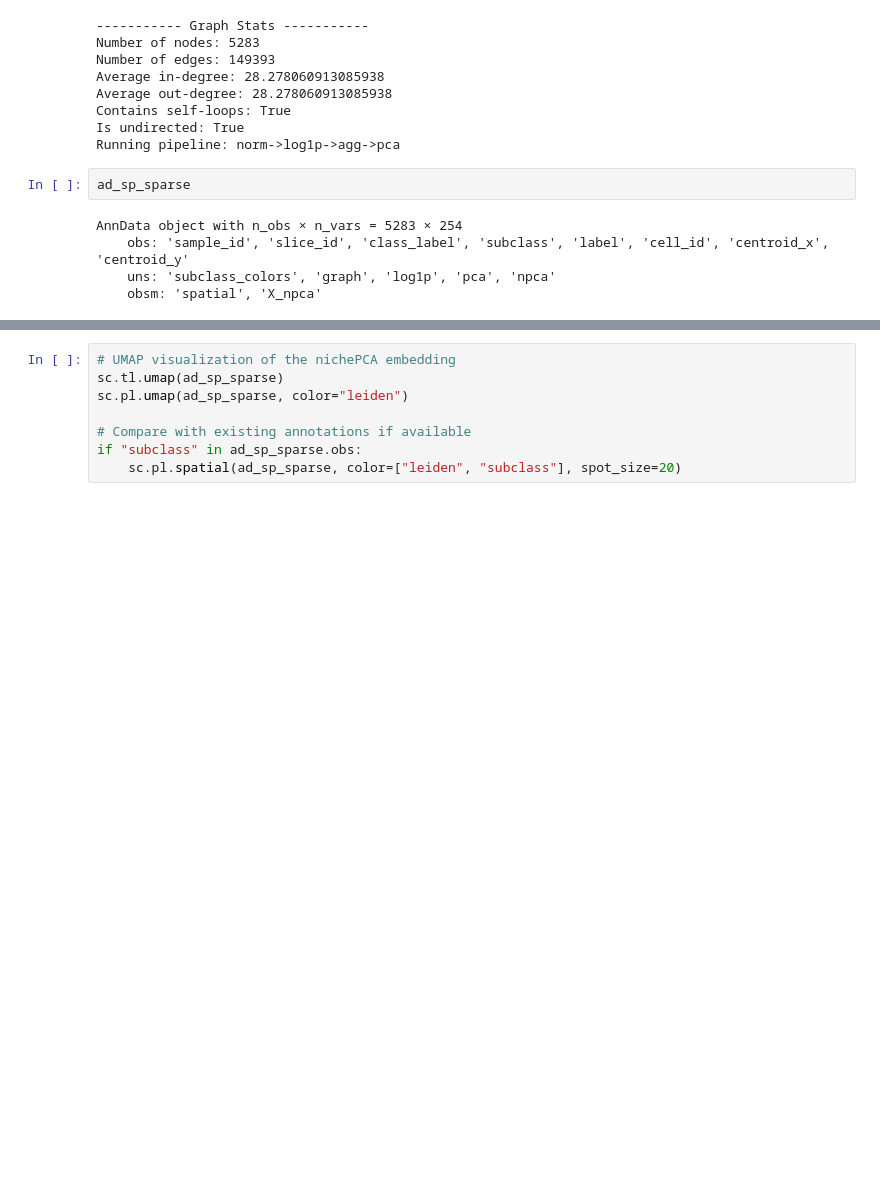
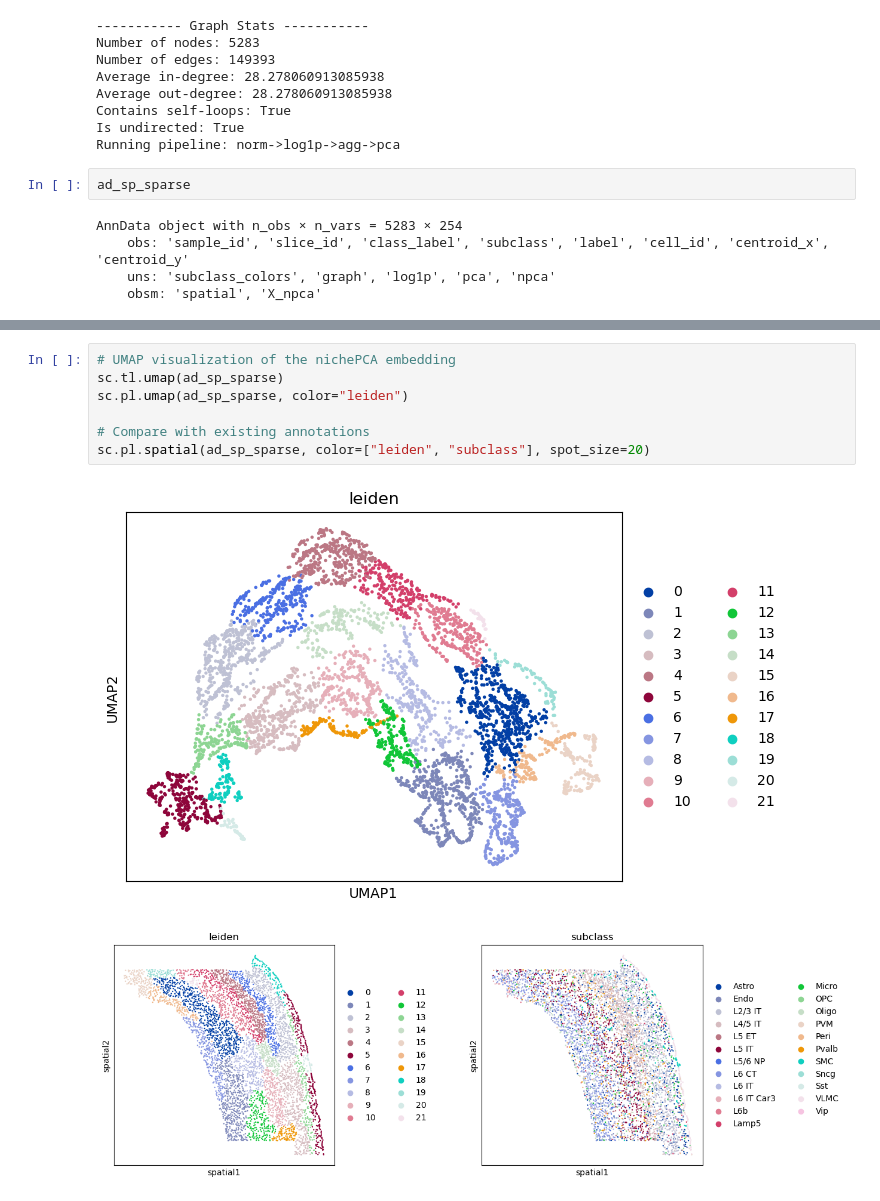
Before and after one commit to l-reich/spatial-chromatin-variability, a Jupyter notebook: src/niche_analysis.ipynb, the cells around one changed output, grey strips where cells are left out. Drawn from its saved outputs; the diff is of its cells as text; blank space fills up the shorter version.

```diff
--- a/src/niche_analysis.ipynb
+++ b/src/niche_analysis.ipynb
@@ -139,8 +112,10 @@ sc.pl.spatial(ad_sp_sparse, color="leiden", spot_size=20)
 # %%
 # UMAP visualization of the nichePCA embedding
 sc.tl.umap(ad_sp_sparse)
 sc.pl.umap(ad_sp_sparse, color="leiden")
 
-# Compare with existing annotations if available
-if "subclass" in ad_sp_sparse.obs:
-    sc.pl.spatial(ad_sp_sparse, color=["leiden", "subclass"], spot_size=20)
+# Compare with existing annotations
+sc.pl.spatial(ad_sp_sparse, color=["leiden", "subclass"], spot_size=20)
+# %% [output]
+[figure, added]
+[figure, added]
```
Also changed, not shown: parts of 8 cells of this notebook, 4 other files.
